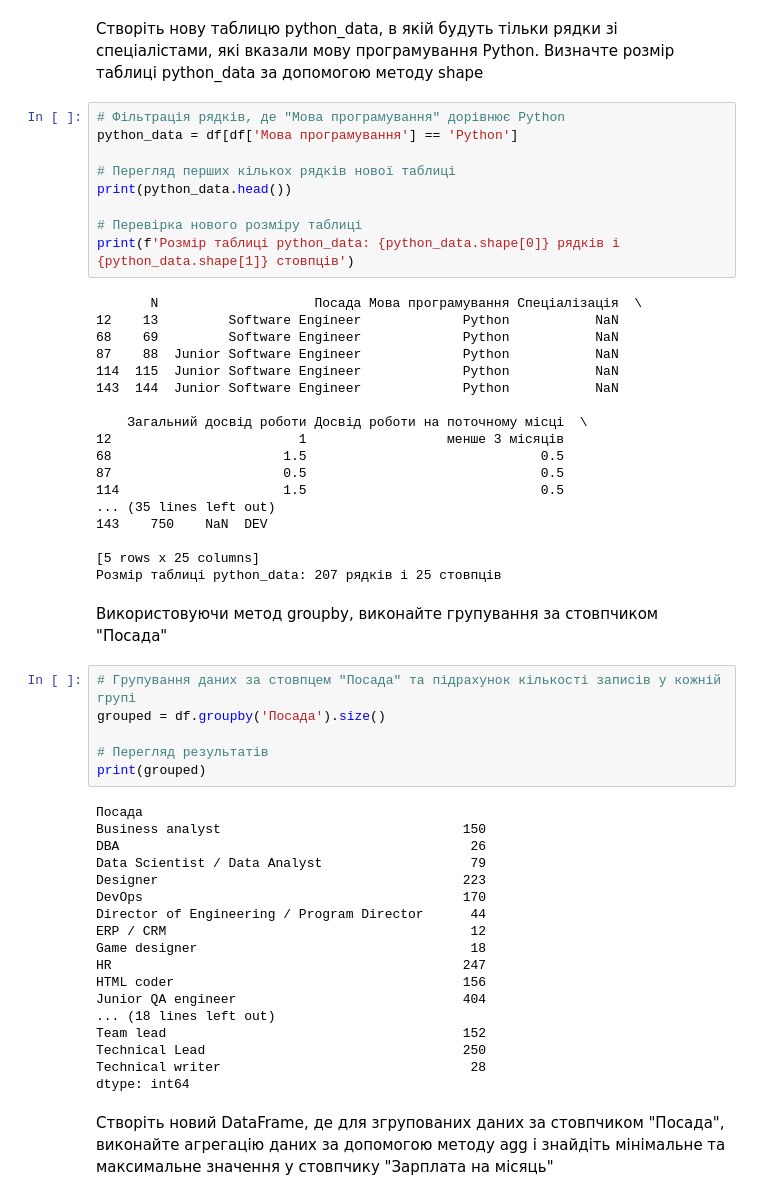
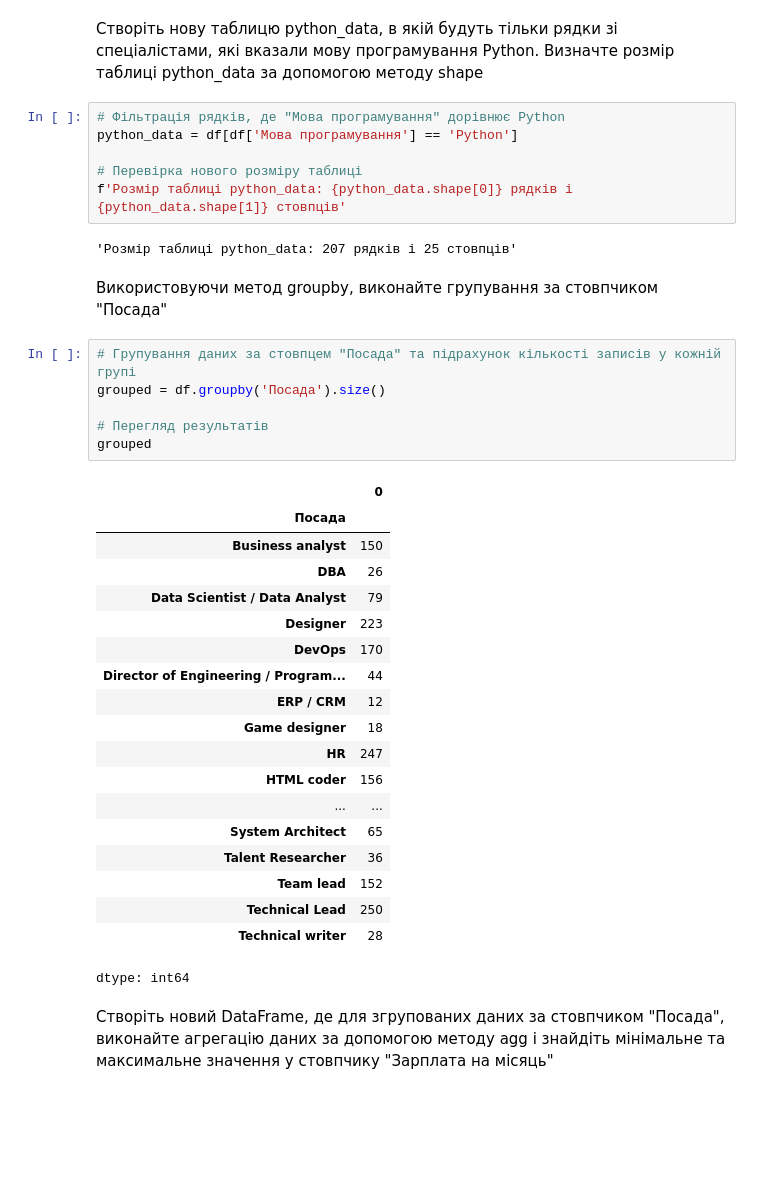
Before and after one commit to OlhaYastrebova/goit-ds-hw, a Jupyter notebook: Hw5_2.ipynb, the cells around one changed output. Cells and saved outputs as stored; diff of their text form; blank space fills up the shorter version.

```diff
--- a/Hw5_2.ipynb
+++ b/Hw5_2.ipynb
@@ -175,54 +164,37 @@ Index: []
 # Фільтрація рядків, де "Мова програмування" дорівнює Python
 python_data = df[df['Мова програмування'] == 'Python']
 
-# Перегляд перших кількох рядків нової таблиці
-print(python_data.head())
-
 # Перевірка нового розміру таблиці
-print(f'Розмір таблиці python_data: {python_data.shape[0]} рядків і {python_data.shape[1]} стовпців')
+f'Розмір таблиці python_data: {python_data.shape[0]} рядків і {python_data.shape[1]} стовпців'
 # %% [output]
-       N                    Посада Мова програмування Спеціалізація  \
-12    13         Software Engineer             Python           NaN
-68    69         Software Engineer             Python           NaN
-87    88  Junior Software Engineer             Python           NaN
-114  115  Junior Software Engineer             Python           NaN
-143  144  Junior Software Engineer             Python           NaN
-
-    Загальний досвід роботи Досвід роботи на поточному місці  \
-12                        1                  менше 3 місяців
-68                      1.5                              0.5
-87                      0.5                              0.5
-114                     1.5                              0.5
-... (35 lines left out)
-143    750    NaN  DEV
-
-[5 rows x 25 columns]
-Розмір таблиці python_data: 207 рядків і 25 стовпців
+'Розмір таблиці python_data: 207 рядків і 25 стовпців'
 # %% [markdown]
 Використовуючи метод groupby, виконайте групування за стовпчиком "Посада"
 # %%
 # Групування даних за стовпцем "Посада" та підрахунок кількості записів у кожній групі
 grouped = df.groupby('Посада').size()
 
 # Перегляд результатів
-print(grouped)
+grouped
 # %% [output]
+|  | 0 |
+| Посада |  |
+| Business analyst | 150 |
+| DBA | 26 |
+| Data Scientist / Data Analyst | 79 |
+| Designer | 223 |
+| DevOps | 170 |
+| Director of Engineering / Program... | 44 |
+| ERP / CRM | 12 |
+| Game designer | 18 |
+| HR | 247 |
+| HTML coder | 156 |
+| ... | ... |
+| System Architect | 65 |
+| Talent Researcher | 36 |
+| Team lead | 152 |
+| Technical Lead | 250 |
+| Technical writer | 28 |
-Посада
-Business analyst                               150
-DBA                                             26
-Data Scientist / Data Analyst                   79
-Designer                                       223
-DevOps                                         170
-Director of Engineering / Program Director      44
-ERP / CRM                                       12
-Game designer                                   18
-HR                                             247
-HTML coder                                     156
-Junior QA engineer                             404
-... (18 lines left out)
-Team lead                                      152
-Technical Lead                                 250
-Technical writer                                28
 dtype: int64
 # %% [markdown]
 Створіть новий DataFrame, де для згрупованих даних за стовпчиком "Посада", виконайте агрегацію даних за допомогою методу agg і знайдіть мінімальне та максимальне значення у стовпчику "Зарплата на місяць"
```
Also changed, not shown: parts of 9 cells of this notebook.
